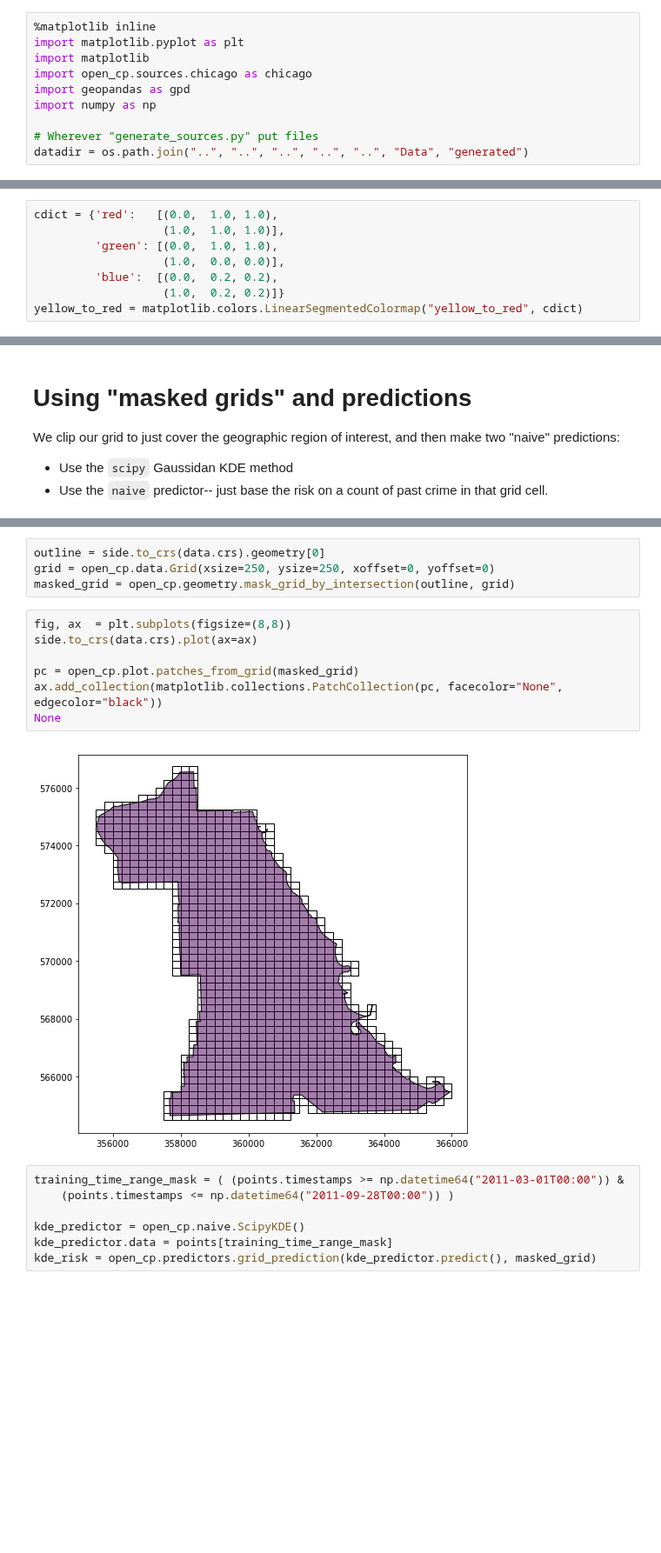
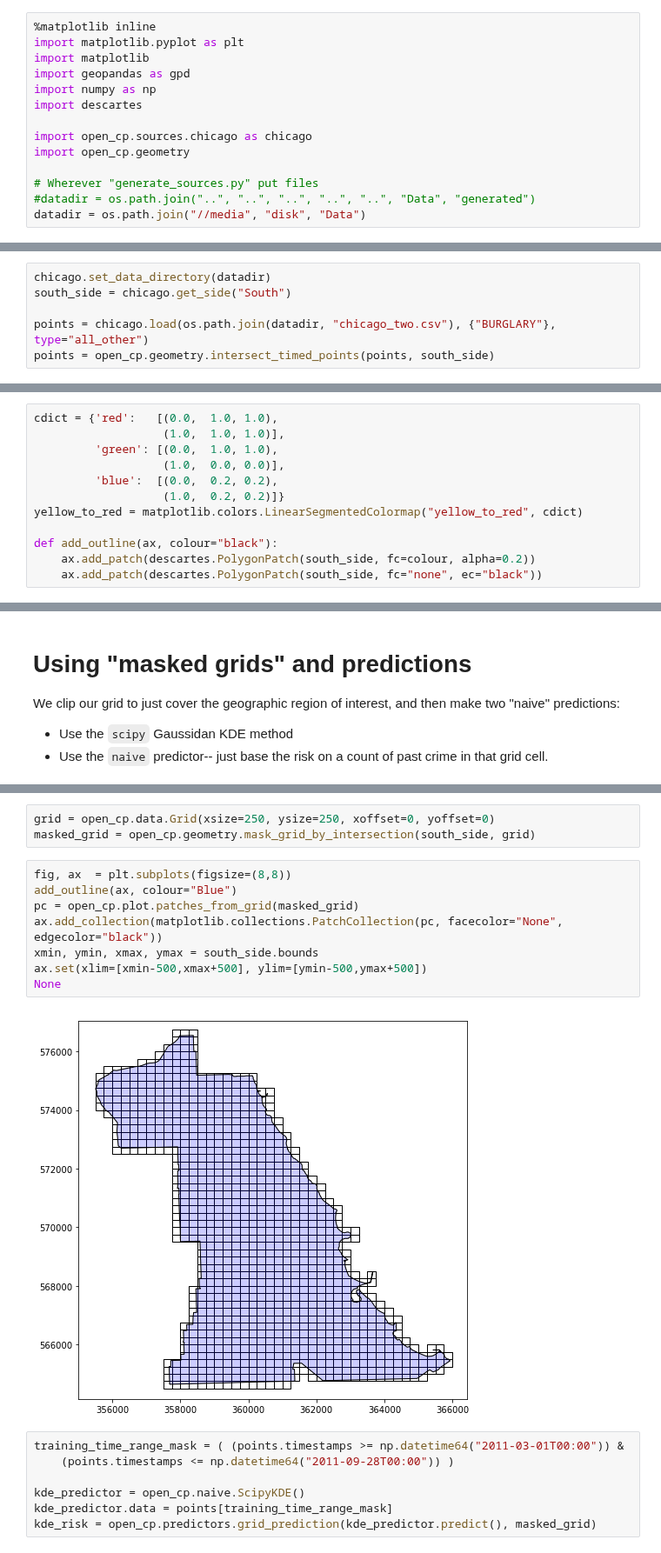
Before and after one commit to QuantCrimAtLeeds/PredictCode, a Jupyter notebook: examples/Chicago/Analysis of old data set, South side.ipynb, the cells around one changed output, grey strips where cells are left out. Shown at 87% size. Drawn from its saved outputs; the diff is of its cells as text; blank space fills up the shorter version.

Commit message:
Systematic study of chicago

```diff
--- a/examples/Chicago/Analysis of old data set, South side.ipynb
+++ b/examples/Chicago/Analysis of old data set, South side.ipynb
@@ -8,9 +8,13 @@ sys.path.insert(0, os.path.abspath(os.path.join("..", "..")))
 %matplotlib inline
 import matplotlib.pyplot as plt
 import matplotlib
-import open_cp.sources.chicago as chicago
 import geopandas as gpd
 import numpy as np
+import descartes
+
+import open_cp.sources.chicago as chicago
+import open_cp.geometry
 
 # Wherever "generate_sources.py" put files
-datadir = os.path.join("..", "..", "..", "..", "..", "Data", "generated")
+#datadir = os.path.join("..", "..", "..", "..", "..", "Data", "generated")
+datadir = os.path.join("//media", "disk", "Data")
@@ -51,0 +21,6 @@ side.crs = sides.crs
+# %%
+chicago.set_data_directory(datadir)
+south_side = chicago.get_side("South")
+
+points = chicago.load(os.path.join(datadir, "chicago_two.csv"), {"BURGLARY"}, type="all_other")
+points = open_cp.geometry.intersect_timed_points(points, south_side)
@@ -57,6 +36,10 @@ cdict = {'red':   [(0.0,  1.0, 1.0),
          'blue':  [(0.0,  0.2, 0.2),
                    (1.0,  0.2, 0.2)]}
 yellow_to_red = matplotlib.colors.LinearSegmentedColormap("yellow_to_red", cdict)
+
+def add_outline(ax, colour="black"):
+    ax.add_patch(descartes.PolygonPatch(south_side, fc=colour, alpha=0.2))
+    ax.add_patch(descartes.PolygonPatch(south_side, fc="none", ec="black"))
 # %% [markdown]
 # Recreate Adepeju, Rosser and Cheng:
 
@@ -123,16 +99,16 @@ importlib.reload(open_cp.predictors)
 # %%
-outline = side.to_crs(data.crs).geometry[0]
 grid = open_cp.data.Grid(xsize=250, ysize=250, xoffset=0, yoffset=0)
-masked_grid = open_cp.geometry.mask_grid_by_intersection(outline, grid)
+masked_grid = open_cp.geometry.mask_grid_by_intersection(south_side, grid)
 # %%
 fig, ax  = plt.subplots(figsize=(8,8))
-side.to_crs(data.crs).plot(ax=ax)
-
+add_outline(ax, colour="Blue")
 pc = open_cp.plot.patches_from_grid(masked_grid)
 ax.add_collection(matplotlib.collections.PatchCollection(pc, facecolor="None", edgecolor="black"))
+xmin, ymin, xmax, ymax = south_side.bounds
+ax.set(xlim=[xmin-500,xmax+500], ylim=[ymin-500,ymax+500])
 None
 # %% [output]
-[figure, old version]
+[figure, new version]
 # %%
 training_time_range_mask = ( (points.timestamps >= np.datetime64("2011-03-01T00:00")) &
     (points.timestamps <= np.datetime64("2011-09-28T00:00")) )
```
Also changed, not shown: parts of 31 cells of this notebook, 8 other files.
